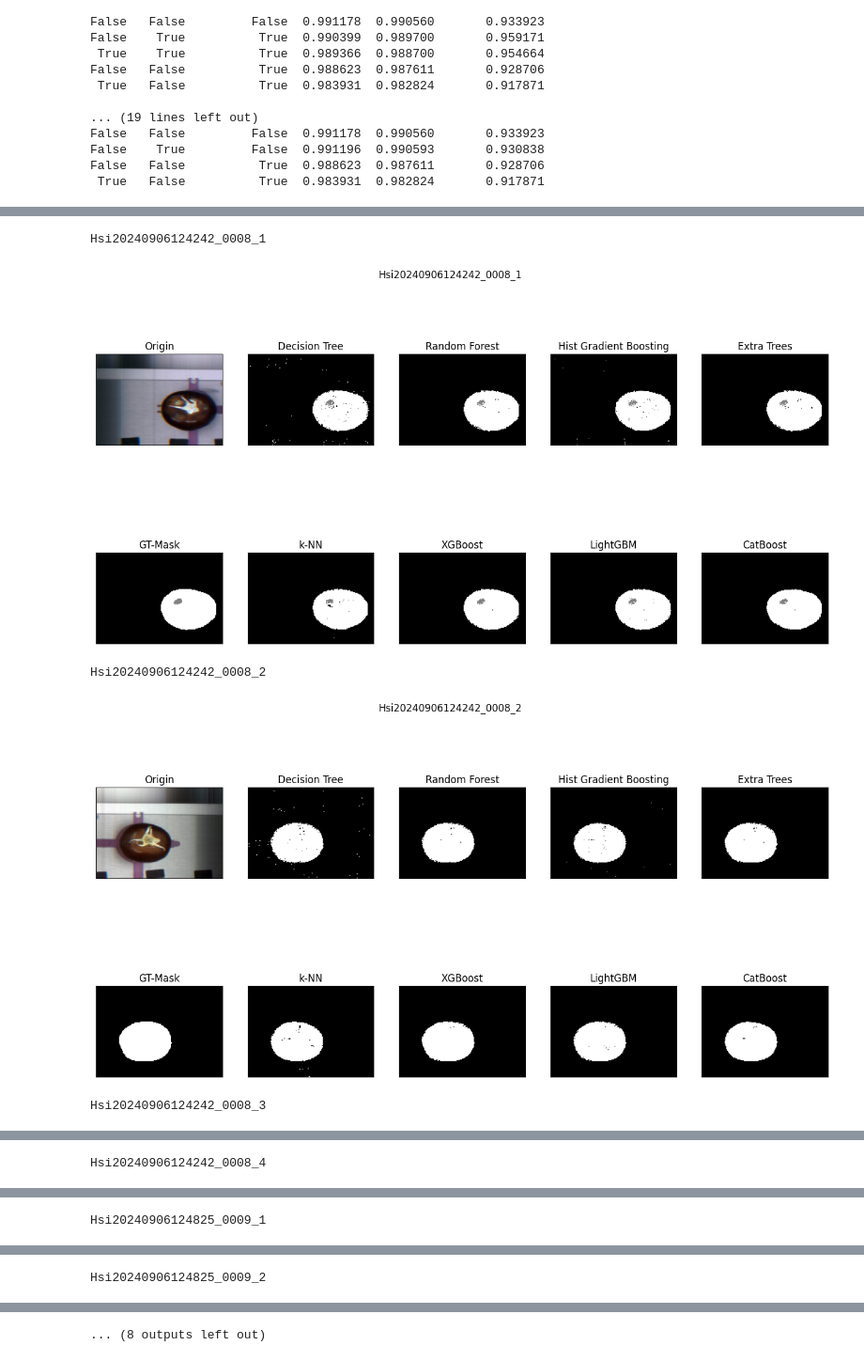
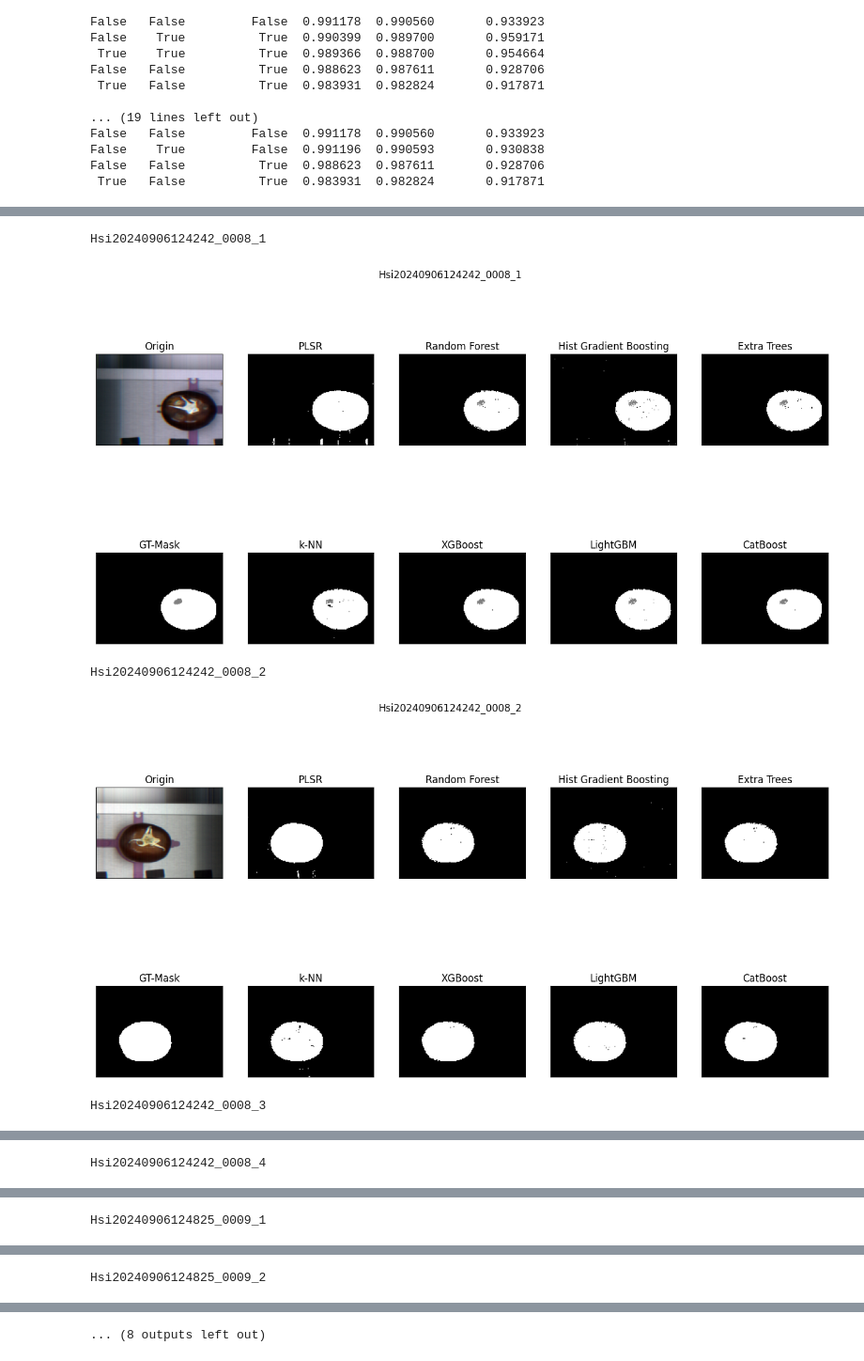
Before and after one commit to JineyKim/FineVT_Fruit_HSI, a Jupyter notebook: tomato_integrated.ipynb, the cells around one changed output, grey strips where cells are left out. Shown: that part at 94% size. Cells and saved outputs as stored; diff of their text form; code cells hidden in the pictures.

```diff
--- a/tomato_integrated.ipynb
+++ b/tomato_integrated.ipynb
@@ -118,8 +118,10 @@ for snv, savgol, diff in settings:
         X_test_proc = apply_differencing(X_test_proc)
 
     model = KNeighborsClassifier(n_neighbors=5, n_jobs=-1)
-    model.fit(X_train_proc, y_train)
-    joblib.dump(model,f'./weights/{int(snv)}_{int(savgol)}_{int(diff)}_tomato_preprocessing_test_model.pkl')
+    # model.fit(X_train_proc, y_train)
+    # joblib.dump(model,f'./weights/{int(snv)}_{int(savgol)}_{int(diff)}_tomato_preprocessing_test_model.pkl')
+    model = joblib.load(f'./weights/{int(snv)}_{int(savgol)}_{int(diff)}_tomato_preprocessing_test_model.pkl')
+
     y_pred = model.predict(X_test_proc)
     f1 = f1_score(y_test, y_pred, average='weighted')
     auc = roc_auc_score(y_test, model.predict_proba(X_test_proc), multi_class='ovr') if hasattr(model, 'predict_proba') else None
@@ -314,7 +308,7 @@ X_test_proc = apply_differencing(apply_savgol_filter(X_test_proc))
 
 
 models = {
-    # 'PLSR': PLSRegression(n_components=255),
+    'PLSR': PLSRegression(n_components=255),
     'Random Forest': RandomForestClassifier(n_estimators=100, random_state=42, n_jobs=-1),
     # 'SVM': SVC(kernel='linear', probability=True),
     # 'Gradient Boosting': GradientBoostingClassifier(n_estimators=100, random_state=42),
@@ -322,7 +316,7 @@ models = {
     'Hist Gradient Boosting': HistGradientBoostingClassifier(),
     'Extra Trees': ExtraTreesClassifier(n_estimators=100, random_state=42, n_jobs=-1),
     'k-NN': KNeighborsClassifier(n_neighbors=5, n_jobs=-1),
-    'Decision Tree': DecisionTreeClassifier(random_state=42),
+    # 'Decision Tree': DecisionTreeClassifier(random_state=42),
     'XGBoost': XGBClassifier(use_label_encoder=False, eval_metric='mlogloss', n_jobs=-1),
     'LightGBM': LGBMClassifier(verbose=0, n_jobs=-1),
     'CatBoost': CatBoostClassifier(verbose=0, thread_count=-1)
@@ -330,10 +324,13 @@ models = {
 
 results = []
 for name, model in models.items():
-    model.fit(X_train_proc, y_train)
-    print(f"{name} model train finished")
-    joblib.dump(model, f'./weights/{name}_tomato_model_compare.pkl')
+    # model.fit(X_train_proc, y_train)
+    # print(f"{name} model train finished")
+    # joblib.dump(model, f'./weights/{name}_tomato_model_compare.pkl')
+    model = joblib.load(f'./weights/{name}_tomato_model_compare.pkl')
     y_pred = model.predict(X_test_proc)
+    if name == 'PLSR':
+        y_pred = (y_pred > 0.5).astype(int)
     f1 = f1_score(y_test, y_pred, average='weighted')
     auc = roc_auc_score(y_test, model.predict_proba(X_test_proc), multi_class='ovr') if hasattr(model, 'predict_proba') else None
     accuracy = accuracy_score(y_test, y_pred)
@@ -396,10 +385,16 @@ for label_file in file_list:
     label_image = label_img.copy()
     plt.imshow(label_image, cmap='gray')
 
+    # plt.subplot(2, 5, 2)
+    # plt.title("Decision Tree")
+    # model = joblib.load('./weights/Decision Tree_tomato_model_compare.pkl')
+    # pred_image = model.predict(preprocessed_cube).reshape(hyperspectral_cube.shape[:2])
+    # plt.imshow(pred_image, cmap='gray')
+
     plt.subplot(2, 5, 2)
-    plt.title("Decision Tree")
-    model = joblib.load('./weights/Decision Tree_tomato_model_compare.pkl')
-    pred_image = model.predict(preprocessed_cube).reshape(hyperspectral_cube.shape[:2])
+    plt.title("PLSR")
+    model = joblib.load('./weights/PLSR_tomato_model_compare.pkl')
+    pred_image = (model.predict(preprocessed_cube) > 0.5).astype(int).reshape(hyperspectral_cube.shape[:2])
     plt.imshow(pred_image, cmap='gray')
 
     plt.subplot(2, 5, 3)
@@ -426,34 +421,34 @@ for label_file in file_list:
     pred_image = model.predict(preprocessed_cube).reshape(hyperspectral_cube.shape[:2])
     plt.imshow(pred_image, cmap='gray')
 
     plt.subplot(2, 5, 8)
     plt.title("XGBoost")
     model = joblib.load('./weights/XGBoost_tomato_model_compare.pkl')
     pred_image = model.predict(preprocessed_cube).reshape(hyperspectral_cube.shape[:2])
     plt.imshow(pred_image, cmap='gray')
 
     plt.subplot(2, 5, 9)
     plt.title("LightGBM")
     model = joblib.load('./weights/LightGBM_tomato_model_compare.pkl')
     pred_image = model.predict(preprocessed_cube).reshape(hyperspectral_cube.shape[:2])
     plt.imshow(pred_image, cmap='gray')
 
     plt.subplot(2, 5, 10)
     plt.title("CatBoost")
     model = joblib.load('./weights/CatBoost_tomato_model_compare.pkl')
     pred_image = model.predict(preprocessed_cube).reshape(hyperspectral_cube.shape[:2])
     plt.imshow(pred_image, cmap='gray')
 
     # 모든 subplot의 눈금을 제거
     for ax in plt.gcf().get_axes():
         ax.set_xticks([])
         ax.set_yticks([])
 
     plt.savefig(f'./OUTPUT/tomato/model_test/{base_name}.png')
     plt.show()
 # %% [output]
 Hsi20240906124242_0008_1
-[figure, old version]
+[figure, new version]
 Hsi20240906124242_0008_2
-[figure, old version]
+[figure, new version]
 Hsi20240906124242_0008_3
```
Also changed, not shown: parts of 3 cells of this notebook, 52 other files.
